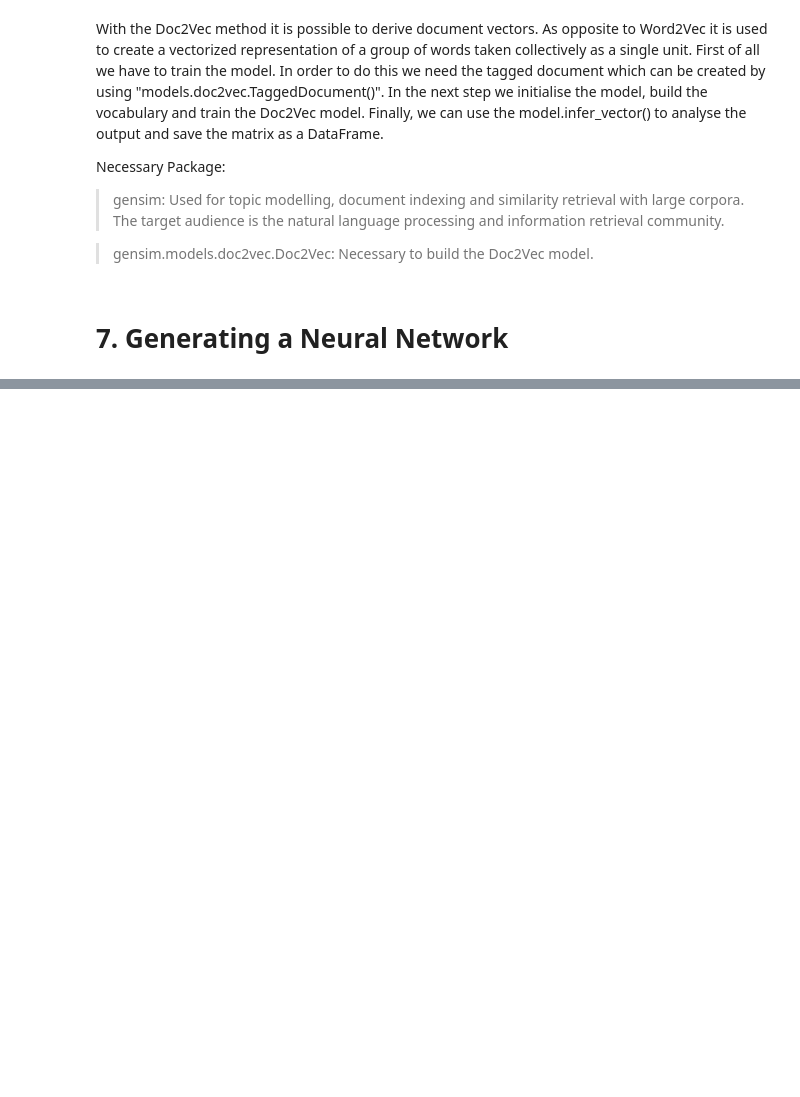
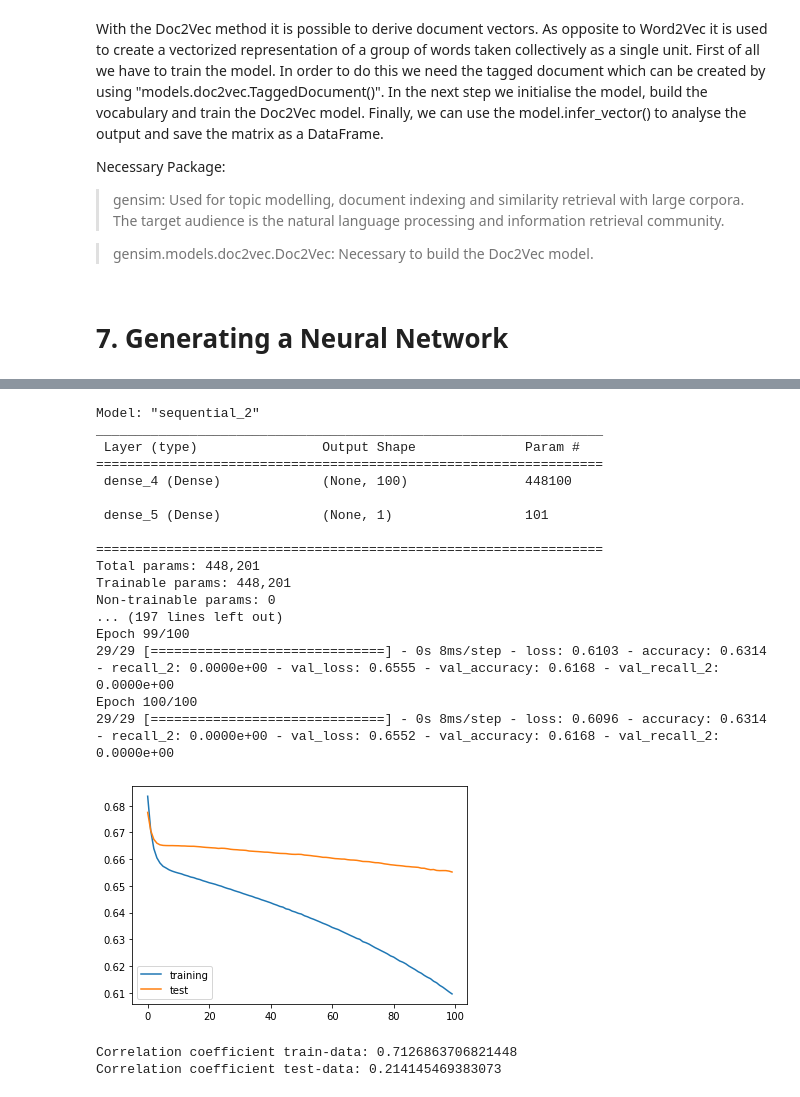
Before and after one commit to flxmlr/DLTA_Assignment2, a Jupyter notebook: Assignment_2_Text_Analytics_Team1.ipynb, the cells around one changed output, grey strips where cells are left out. Cells and saved outputs as stored; diff of their text form; code cells hidden in the pictures; blank space fills up the shorter version.

```diff
--- a/Assignment_2_Text_Analytics_Team1.ipynb
+++ b/Assignment_2_Text_Analytics_Team1.ipynb
@@ -427,6 +525,15 @@ test_bow_matrix = np.asarray(test_bow_matrix)
 import tensorflow as tf
 import matplotlib.pyplot as plt
 import numpy as np
+
+# convert dataframe in numpy-array
+# necessary for further implementation
+train_tfidf_matrix = np.asarray(train_tfidf_matrix)
+test_tfidf_matrix = np.asarray(test_tfidf_matrix)
+
+train_bow_matrix = np.asarray(train_bow_matrix)
+test_bow_matrix = np.asarray(test_bow_matrix)
+
 
 # define function to create a neural network
 def build_nn(train_X, train_y, test_X, test_y):
@@ -466,3 +594,24 @@ nn_bow = build_nn(train_bow_matrix, train_y, test_bow_matrix, test_y)
 # %%
-nn_tfidf = build_nn(train_tfidf_matrix, train_y, test_tfidf_matrix, test_y)
+nn_tfidf = build_nn(train_tfidf_matrix, data_train['LabelNumber'], test_tfidf_matrix, data_test['LabelNumber'])
+# %% [output]
+Model: "sequential_2"
+_________________________________________________________________
+ Layer (type)                Output Shape              Param #
+=================================================================
+ dense_4 (Dense)             (None, 100)               448100
+
+ dense_5 (Dense)             (None, 1)                 101
+
+=================================================================
+Total params: 448,201
+Trainable params: 448,201
+Non-trainable params: 0
+... (197 lines left out)
+Epoch 99/100
+29/29 [==============================] - 0s 8ms/step - loss: 0.6103 - accuracy: 0.6314 - recall_2: 0.0000e+00 - val_loss: 0.6555 - val_accuracy: 0.6168 - val_recall_2: 0.0000e+00
+Epoch 100/100
+29/29 [==============================] - 0s 8ms/step - loss: 0.6096 - accuracy: 0.6314 - recall_2: 0.0000e+00 - val_loss: 0.6552 - val_accuracy: 0.6168 - val_recall_2: 0.0000e+00
+[figure, added]
+Correlation coefficient train-data: 0.7126863706821448
+Correlation coefficient test-data: 0.214145469383073
 # %%
```
Also changed, not shown: parts of 64 cells of this notebook.
